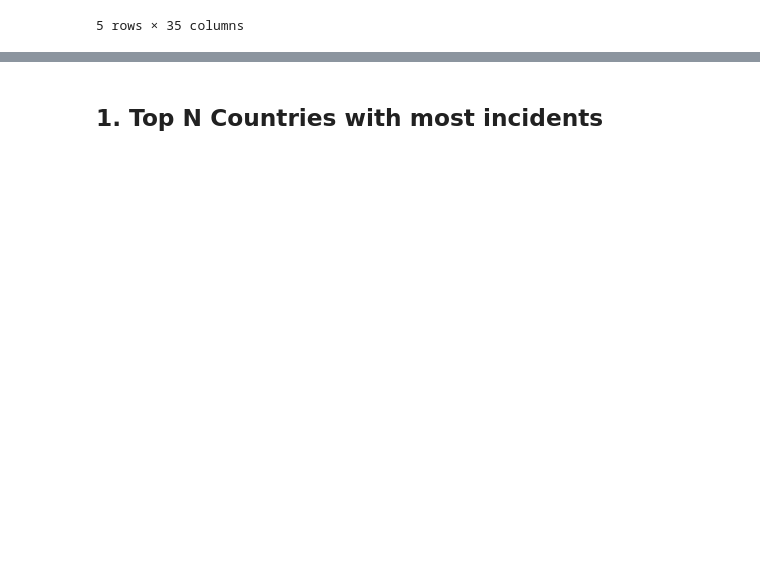
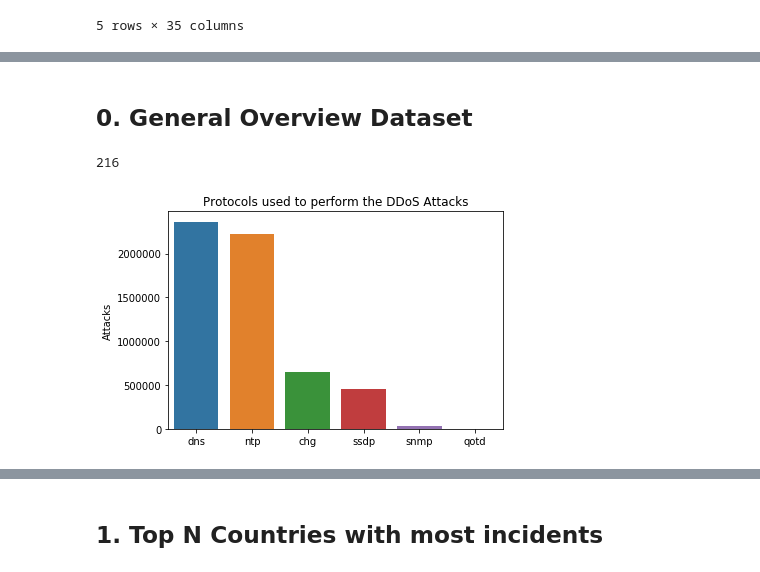
Before and after one commit to WKSu/WM0824TU-economics-of-cybersecurity-DDoS, a Jupyter notebook: SecurityMetrics/DDoS_Assignment1.ipynb, the cells around one changed output, grey strips where cells are left out. Drawn from its saved outputs; the diff is of its cells as text; code cells hidden in the pictures; blank space fills up the shorter version.

Commit message:
Added general visualizations

```diff
--- a/SecurityMetrics/DDoS_Assignment1.ipynb
+++ b/SecurityMetrics/DDoS_Assignment1.ipynb
@@ -7,7 +7,7 @@ import matplotlib.pyplot as plt
 import seaborn as sns
 # %%
 # data source: https://surfdrive.surf.nl/files/index.php/s/CZWfWQp3VKGKa8m
-df = pd.read_csv('../data_with_ports.csv.gz', sep='|', compression='gzip')
+df = pd.read_csv('data_with_ports.csv.gz', sep='|', compression='gzip')
 # %%
 # parse string to datetime format
 df['date'] = pd.to_datetime(df['date'], format='%Y-%m-%d')
@@ -45,0 +66,21 @@ df.head()
+# %% [markdown]
+## 0. General Overview Dataset
+# %%
+# Countries
+unique_countries = df['raw_country'].unique()
+len(unique_countries)
+# %% [output]
+216
+# %%
+# Services
+
+x_services = df["service"].value_counts().index.tolist()
+y_services = df["service"].value_counts()
+ax = sns.barplot(x_services, y_services)
+ax.set_title("Protocols used to perform the DDoS Attacks")
+ax.set_ylabel("Attacks")
+# ax.figure.savefig("protocols.png")
+
+plt.show()
+# %% [output]
+[figure, added]
```
Also changed, not shown: parts of 10 cells of this notebook, 3 other files.
